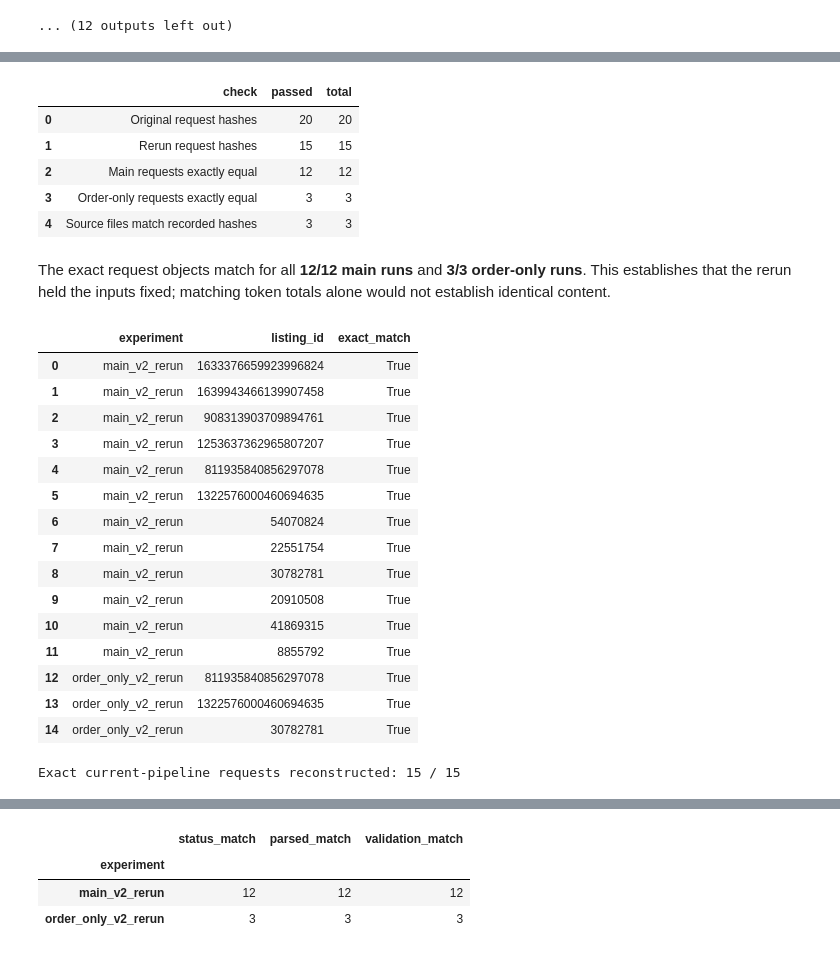
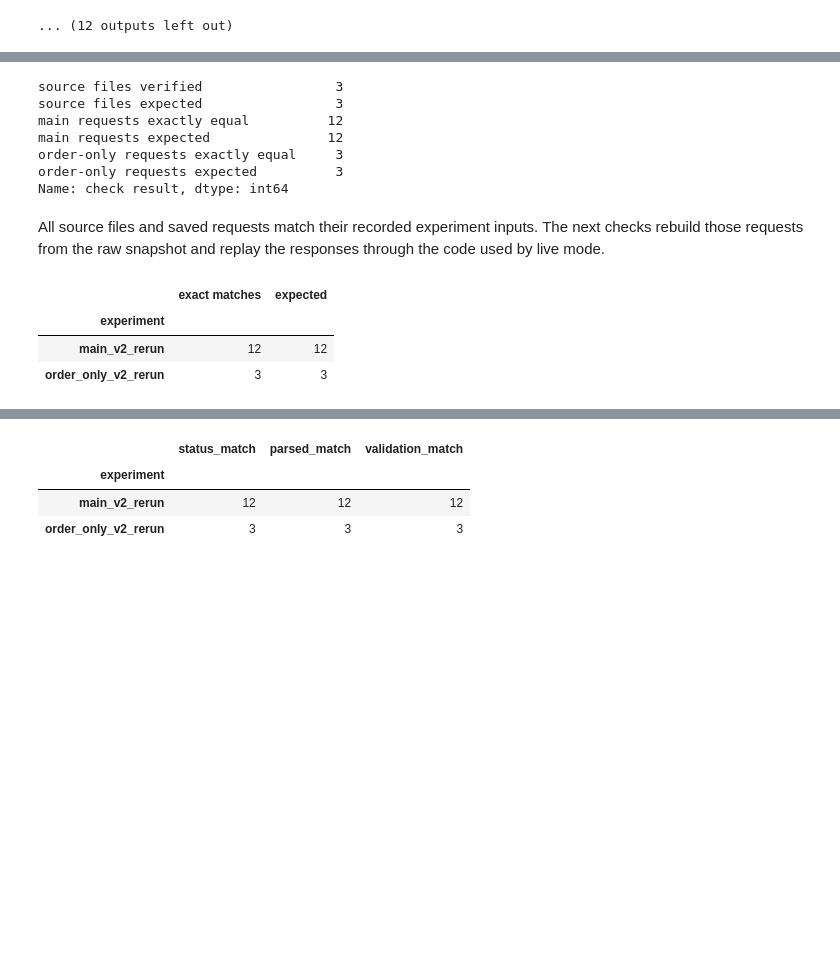
Before and after one commit to Jackyfirrest/manchester-airbnb-insights, a Jupyter notebook: property_profiles.ipynb, the cells around one changed output, grey strips where cells are left out. Drawn from its saved outputs; the diff is of its cells as text; code cells hidden in the pictures; blank space fills up the shorter version.

Commit message:
docs: streamline submission appendices

```diff
--- a/property_profiles.ipynb
+++ b/property_profiles.ipynb
@@ -1350,12 +1344,0 @@ treated as generally better or as a scalable detector.
-# %%
-display(pd.DataFrame(summary["human_assisted_nominations"]))
-paired = next(run for run in runs if run["experiment"] == "paired_human_assisted_v2")
-historical_by_listing = {run["listing_id"]: run for run in historical_main}
-baseline = historical_by_listing[paired["listing_id"]]
-paired_claims = []
-for label, run in [("automatic baseline", baseline), ("human-assisted", paired)]:
-    for number, claim in enumerate(run["parsed_output"]["claims"], 1):
-        paired_claims.append({"method": label, "claim": number,
-                              "statement": claim["statement"], "pattern": claim["pattern"],
-                              "review_ids": ", ".join(str(c["review_id"]) for c in claim["citations"])})
-display(pd.DataFrame(paired_claims))
@@ -1385,58 +1354,49 @@ def canonical_hash(value):
     payload = json.dumps(value, sort_keys=True, separators=(",", ":"), ensure_ascii=False)
     return hashlib.sha256(payload.encode("utf-8")).hexdigest()
 
-# Exact request equality verifies fixed inputs; equal token counts would not.
 hash_check = load_json(RESULTS / "rerun_20260930T070111Z" / "hash_verification.json")
-hash_summary = pd.DataFrame([
-    ["Original request hashes", sum(x["match"] for x in hash_check["original_request_hashes"]), len(hash_check["original_request_hashes"])],
-    ["Rerun request hashes", sum(x["match"] for x in hash_check["rerun_request_hashes"]), len(hash_check["rerun_request_hashes"])],
-    ["Main requests exactly equal", sum(x["exact_request_match"] for x in hash_check["fixed_input_comparisons"]["main"]), len(hash_check["fixed_input_comparisons"]["main"])],
-    ["Order-only requests exactly equal", sum(x["exact_request_match"] for x in hash_check["fixed_input_comparisons"]["order_only"]), len(hash_check["fixed_input_comparisons"]["order_only"])],
-    ["Source files match recorded hashes", sum(hash_check["source_hashes_match_files"].values()), len(hash_check["source_hashes_match_files"])],
-], columns=["check", "passed", "total"])
-display(hash_summary)
-assert (hash_summary.passed == hash_summary.total).all()
+provenance_summary = {
+    "source files verified": sum(hash_check["source_hashes_match_files"].values()),
+    "source files expected": len(hash_check["source_hashes_match_files"]),
+    "main requests exactly equal": sum(x["exact_request_match"] for x in hash_check["fixed_input_comparisons"]["main"]),
+    "main requests expected": len(hash_check["fixed_input_comparisons"]["main"]),
+    "order-only requests exactly equal": sum(x["exact_request_match"] for x in hash_check["fixed_input_comparisons"]["order_only"]),
+    "order-only requests expected": len(hash_check["fixed_input_comparisons"]["order_only"]),
+}
+assert provenance_summary["source files verified"] == provenance_summary["source files expected"]
+assert provenance_summary["main requests exactly equal"] == provenance_summary["main requests expected"]
+assert provenance_summary["order-only requests exactly equal"] == provenance_summary["order-only requests expected"]
+display(pd.Series(provenance_summary, name="check result"))
 # %% [output]
-|  | check | passed | total |
-| 0 | Original request hashes | 20 | 20 |
-| 1 | Rerun request hashes | 15 | 15 |
-| 2 | Main requests exactly equal | 12 | 12 |
-| 3 | Order-only requests exactly equal | 3 | 3 |
-| 4 | Source files match recorded hashes | 3 | 3 |
+source files verified                 3
+source files expected                 3
+main requests exactly equal          12
+main requests expected               12
+order-only requests exactly equal     3
+order-only requests expected          3
+Name: check result, dtype: int64
 # %% [markdown]
-The exact request objects match for all **12/12 main runs** and **3/3 order-only runs**. This establishes that the rerun held the inputs fixed; matching token totals alone would not establish identical content.
+All source files and saved requests match their recorded experiment inputs. The
+next checks rebuild those requests from the raw snapshot and replay the responses
+through the code used by live mode.
 # %%
 # Rebuild all 15 primary requests locally without calling Gemini.
 built_main = build_live_requests(DATA)
 built_order = build_order_only_requests(built_main)
 built_all = built_main + built_order
 saved_by_key = {(run["experiment"], run["listing_id"]): run for run in primary_runs}
 request_check = pd.DataFrame([{
     "experiment": item["experiment"],
     "listing_id": item["listing_id"],
     "request_sha256": canonical_hash(item["request"]),
     "exact_match": item["request"] == saved_by_key[(item["experiment"], item["listing_id"])]["request"],
 } for item in built_all])
-# Keep full fingerprints in request_check for audit/debugging, but show only the readable result.
-display(request_check[["experiment", "listing_id", "exact_match"]])
-print("Exact current-pipeline requests reconstructed:", int(request_check.exact_match.sum()), "/ 15")
 assert len(request_check) == 15 and request_check.exact_match.all()
+display(request_check.groupby("experiment").exact_match.agg(["sum", "count"])
+        .rename(columns={"sum": "exact matches", "count": "expected"}))
 # %% [output]
-|  | experiment | listing_id | exact_match |
-| 0 | main_v2_rerun | 1633376659923996824 | True |
-| 1 | main_v2_rerun | 1639943466139907458 | True |
-| 2 | main_v2_rerun | 908313903709894761 | True |
-| 3 | main_v2_rerun | 1253637362965807207 | True |
-| 4 | main_v2_rerun | 811935840856297078 | True |
-| 5 | main_v2_rerun | 1322576000460694635 | True |
-| 6 | main_v2_rerun | 54070824 | True |
-| 7 | main_v2_rerun | 22551754 | True |
-| 8 | main_v2_rerun | 30782781 | True |
-| 9 | main_v2_rerun | 20910508 | True |
-| 10 | main_v2_rerun | 41869315 | True |
-| 11 | main_v2_rerun | 8855792 | True |
-| 12 | order_only_v2_rerun | 811935840856297078 | True |
-| 13 | order_only_v2_rerun | 1322576000460694635 | True |
-| 14 | order_only_v2_rerun | 30782781 | True |
+|  | exact matches | expected |
+| experiment |  |  |
+| main_v2_rerun | 12 | 12 |
+| order_only_v2_rerun | 3 | 3 |
-Exact current-pipeline requests reconstructed: 15 / 15
 # %% [markdown]
```
Also changed, not shown: parts of 7 cells of this notebook, 2 other files.
